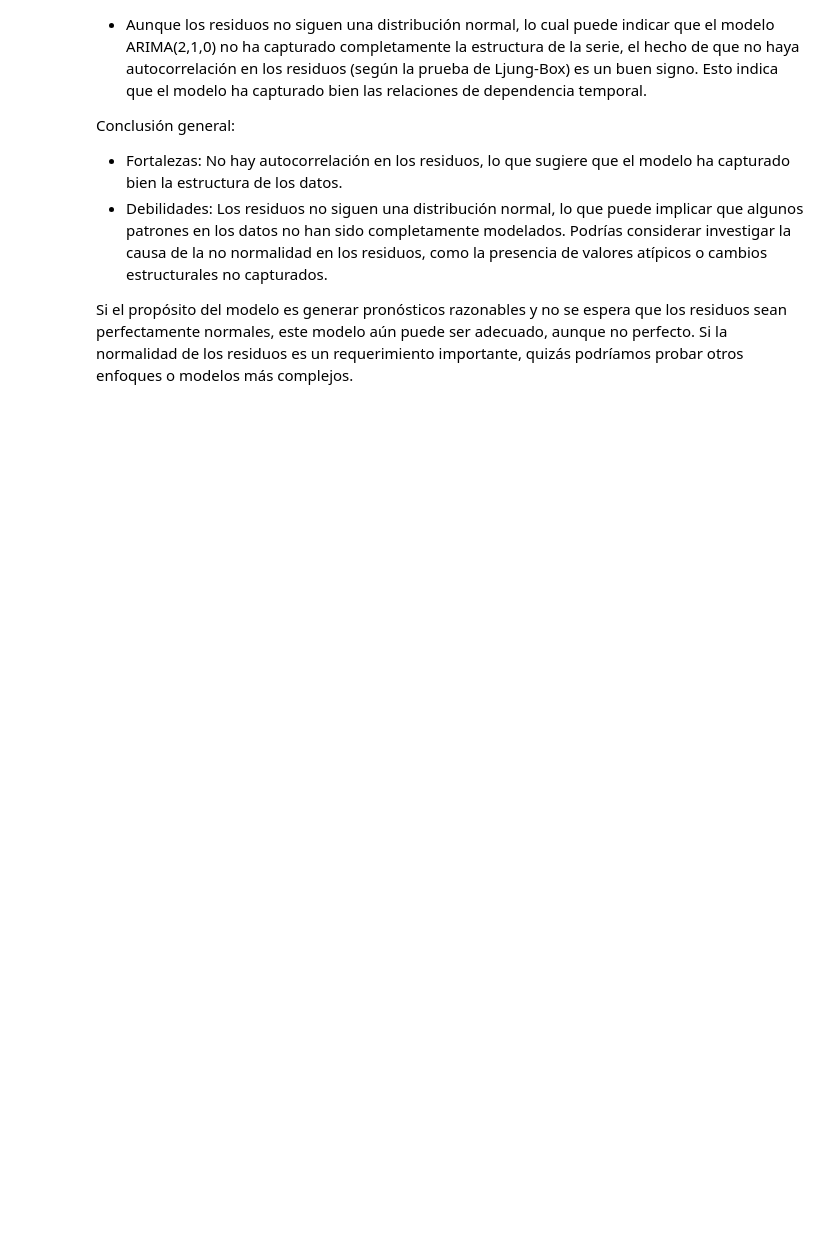
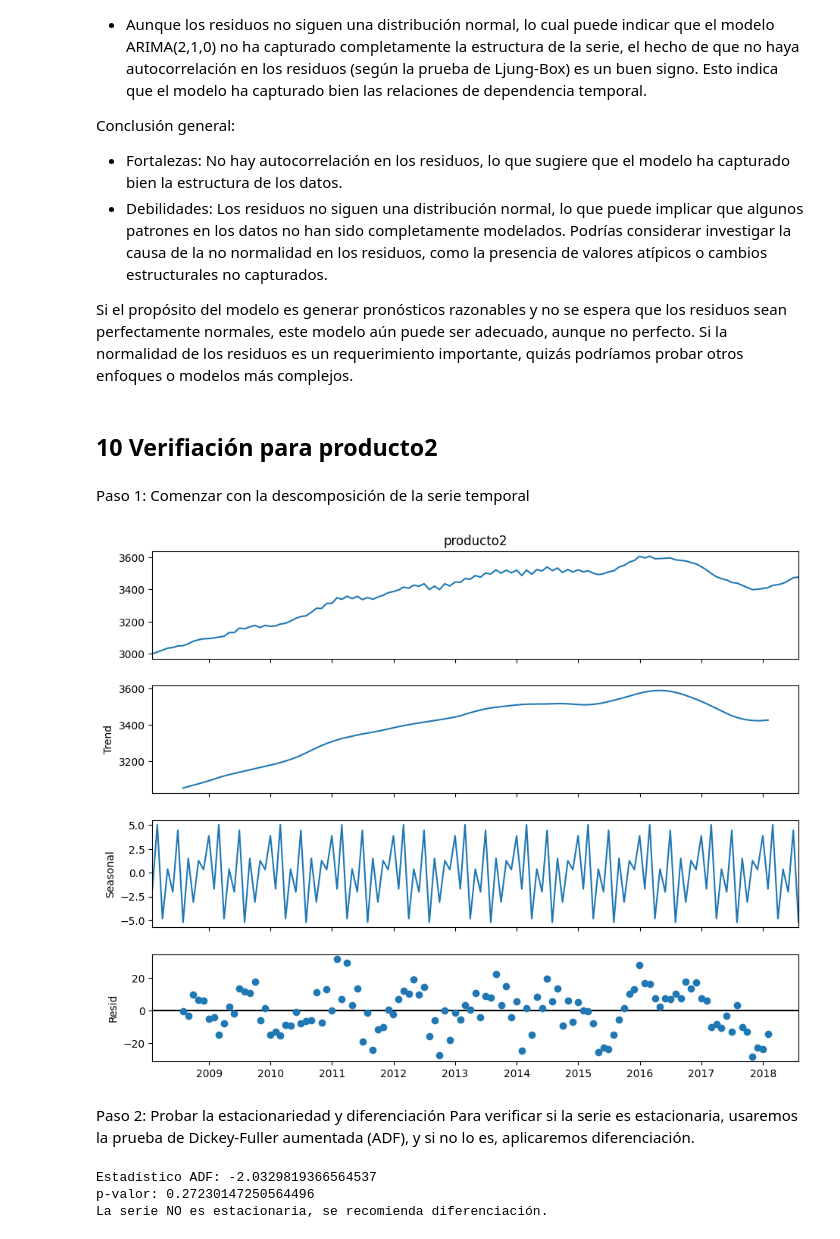
Before and after one commit to alfa7g7/Fundamentos-analitica-II, a Jupyter notebook: UNIDAD I/Clase 4/Daniel-Fabian-Parcial-practico.ipynb, the cells around one changed output. Drawn from its saved outputs; the diff is of its cells as text; code cells hidden in the pictures; blank space fills up the shorter version.

```diff
--- a/UNIDAD I/Clase 4/Daniel-Fabian-Parcial-practico.ipynb
+++ b/UNIDAD I/Clase 4/Daniel-Fabian-Parcial-practico.ipynb
@@ -1853,3 +1854,34 @@ Conclusión general:
 - Debilidades: Los residuos no siguen una distribución normal, lo que puede implicar que algunos patrones en los datos no han sido completamente modelados. Podrías considerar investigar la causa de la no normalidad en los residuos, como la presencia de valores atípicos o cambios estructurales no capturados.
 
 Si el propósito del modelo es generar pronósticos razonables y no se espera que los residuos sean perfectamente normales, este modelo aún puede ser adecuado, aunque no perfecto. Si la normalidad de los residuos es un requerimiento importante, quizás podríamos probar otros enfoques o modelos más complejos.
+# %% [markdown]
+## **10 Verifiación para producto2**
+# %% [markdown]
+Paso 1: Comenzar con la descomposición de la serie temporal
+# %%
+# Seleccionar la serie temporal del producto 2
+producto2 = data['producto2']
+
+# Descomponer la serie para observar componentes de tendencia, estacionalidad y residuos
+decomposition = seasonal_decompose(producto2, model='additive', period=12)
+fig = decomposition.plot()
+fig.set_size_inches(10, 8)
+plt.show()
+# %% [output]
+[figure, added]
+# %% [markdown]
+Paso 2: Probar la estacionariedad y diferenciación
+Para verificar si la serie es estacionaria, usaremos la prueba de Dickey-Fuller aumentada (ADF), y si no lo es, aplicaremos diferenciación.
+# %%
+# Prueba de Dickey-Fuller aumentada (ADF)
+adf_result = adfuller(producto2.dropna())
+print(f'Estadístico ADF: {adf_result[0]}')
+print(f'p-valor: {adf_result[1]}')
+if adf_result[1] > 0.05:
+    print('La serie NO es estacionaria, se recomienda diferenciación.')
+else:
+    print('La serie es estacionaria.')
+# %% [output]
+Estadístico ADF: -2.0329819366564537
+p-valor: 0.27230147250564496
+La serie NO es estacionaria, se recomienda diferenciación.
```
Also changed, not shown: parts of 24 cells of this notebook.
